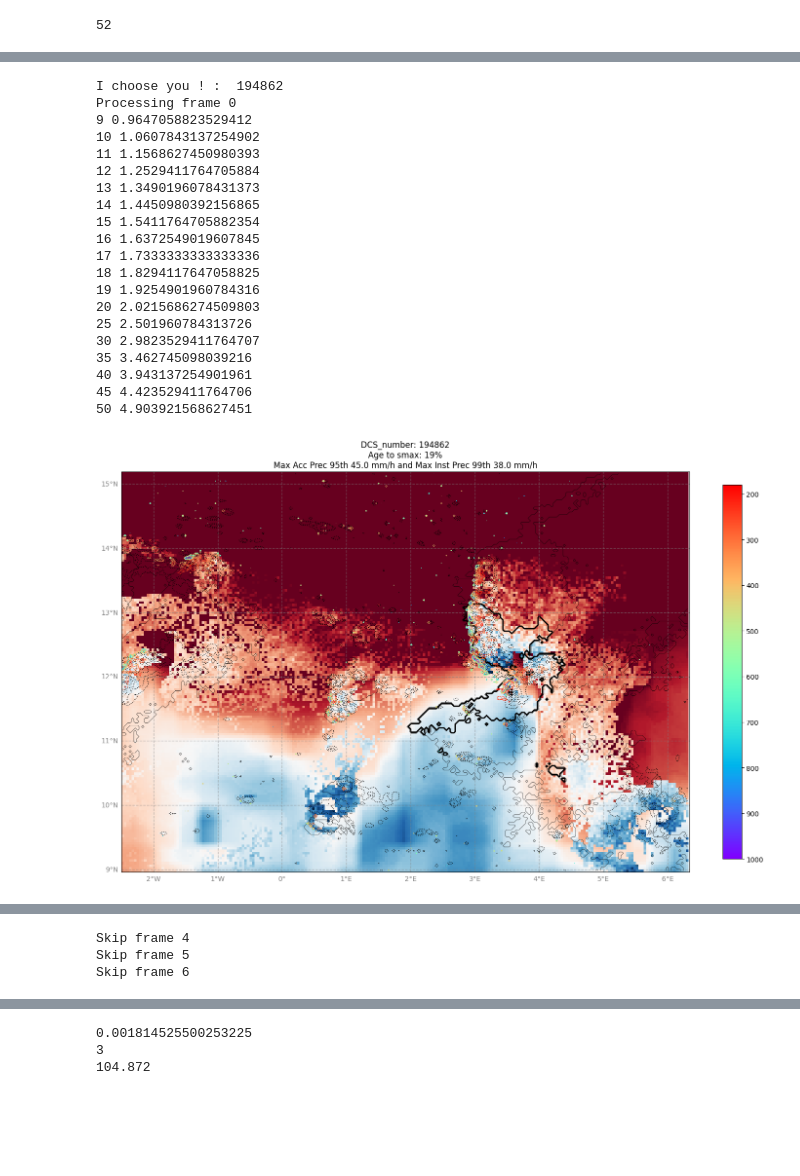
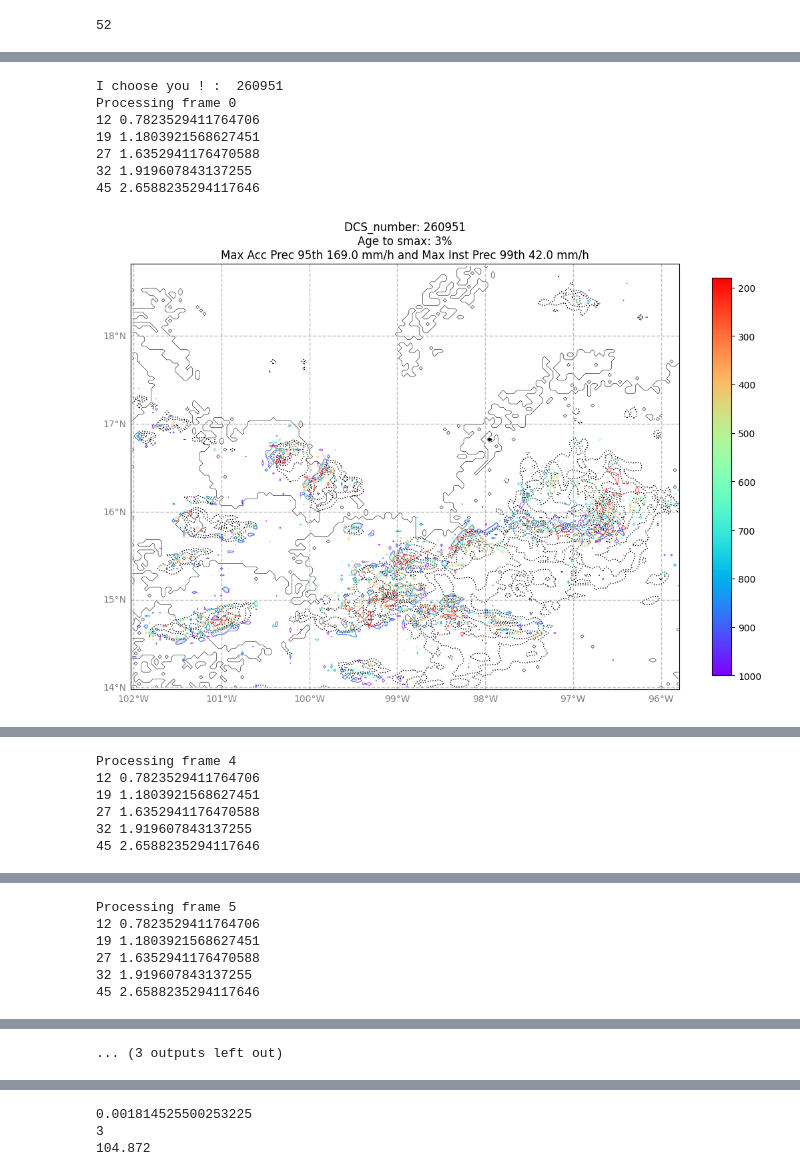
Before and after one commit to 19carenso/shear, a Jupyter notebook: notebooks/shear/what_are_cells.ipynb, the cells around one changed output, grey strips where cells are left out. Drawn from its saved outputs; the diff is of its cells as text; code cells hidden in the pictures; blank space fills up the shorter version.

```diff
--- a/notebooks/shear/what_are_cells.ipynb
+++ b/notebooks/shear/what_are_cells.ipynb
@@ -226,22 +228,22 @@ def height_surface_inversion(temperature, z_all = z_all):
 # %%
 test = hdlr.load_var(cs, "PP", 1008, z_idx="L'altitude de la troposphère", sel_dict={"lat" : slice(0,1), "lon" : slice(0,1)})
 # test = test.where(test.p > 50, drop=True)
-z_targets = [300, 2000, 4000, 8000, 12000]
-z_indices = [np.abs(test.z.values - target).argmin() for target in z_targets]
+# z_targets = [300, 2000, 4000, 8000, 12000]
+# z_indices = [np.abs(test.z.values - target).argmin() for target in z_targets]
 z_all = test.z.values.copy()
-z_tropo = z_all[:np.abs(test.z.values - 15000).argmin()+1] # L'alitude de la Troposphère est à 15000m à l'équateur max non ? utiliser les pressions ?
-print("z_shear index", z_indices)
-print("len z_tropo", len(z_tropo))
+# z_tropo = z_all[:np.abs(test.z.values - 15000).argmin()+1] # L'alitude de la Troposphère est à 15000m à l'équateur max non ? utiliser les pressions ?
+# print("z_shear index", z_indices)
+# print("len z_tropo", len(z_tropo))
 
 # p_targets = [1000, 950, 900, 850, 800, ...] #mbar or hPa
-
 # p_targets = list(range(1000, 200, -40))  # From 1000 to 50 (exclusive), decreasing by 50
 
-# p_indices = [np.abs(test.p.values-target).argmin() for target in p_targets]
+p_all = test.p.values.copy()
+p_targets = [925, 850, 700, 500, 200] #mbar or hPa
+p_indices = [np.abs(p_all-target).argmin() for target in p_targets]
 
-p_indices = list(range(9, 20, 1)) + list(range(20, len(z_all), 5))
-p_all = test.p.values.copy()
-print("p       index", p_indices)
+# p_indices = list(range(9, 20, 1)) + list(range(20, len(z_all), 5))
+print("p indexex", p_indices)
 test.close()
 
 # Assuming z_indexes is a list or array of indices
@@ -253,7 +255,7 @@ colors_w = [colormap(i / (num_levels - 1)) for i in range(num_levels)]
 
 # Define the range and the scaling factor
 start = 0.1  # Start value (must be > 0 for logspace)
-end = 5       # End value
+end = 3       # End value
 n_points = len(z_all)  # Number of points in the log space
 w_linspace = np.linspace(start, end, len(p_all))
 
@@ -303,7 +300,7 @@ while len(times_3d)<3:
     iDCS = random.choice(ft.DCS_number.values)
     start, end, lons, lats, speeds, times, time_smax, i_smax, lons_3d, lats_3d, speeds_3d, times_3d, speed_lon_3d, speed_lat_3d = st.get_frame_data(ft, iDCS)
 
-iDCS = 194862
+iDCS = 260951
 start, end, lons, lats, speeds, times, time_smax, i_smax, lons_3d, lats_3d, speeds_3d, times_3d, speed_lon_3d, speed_lat_3d = st.get_frame_data(ft, iDCS)
 
 print("I choose you ! : ", iDCS)
@@ -331,9 +328,6 @@ prec_levels = [1, 3, 10, 20, 30, 40, 50]
 output_dir = f"/scratchx/mcarenso/shear/3d_analysis/DCS_{iDCS}/"
 if not os.path.exists(output_dir):
     os.makedirs(output_dir)
-
-colormap = plt.cm.rainbow_r
-colors_w = [colormap(i / (num_levels - 1)) for i in range(num_levels)]
 
 theta_v_mix_cmap = plt.get_cmap('RdBu_r')
 theta_v_mix_norm = mcolors.Normalize(vmin=298, vmax=303)
@@ -365,9 +359,8 @@ for i, time_current in enumerate(times_3d):
     else :
         print(f"Processing frame {i}")
 
-        theta_v_mix = theta_v_mixed_layer(time_current, le_dico_court)
-
-        im_theta_v = ax.pcolormesh(lon_grid, lat_grid, theta_v_mix, cmap=theta_v_mix_cmap, norm = theta_v_mix_norm, alpha=1.0)
+        # theta_v_mix = theta_v_mixed_layer(time_current, le_dico_court)
+        # im_theta_v = ax.pcolormesh(lon_grid, lat_grid, theta_v_mix, cmap=theta_v_mix_cmap, norm = theta_v_mix_norm, alpha=1.0)
 
         # Contours for DCS
         ax.contour(lon_grid, lat_grid, output, levels=[0.75], colors='black', linewidths=[2.0], linestyles='solid')
@@ -406,51 +399,38 @@ for i, time_current in enumerate(times_3d):
                 colors=[color],
                 linewidths=0.5,
                 )
 
         # Update title
         age_to_smax = int(100 * np.round((time_current - st.settings["TIME_RANGE"][0] - start) / (time_smax - start), 2))
         max_prec_acc_95 = np.round(ft.sel(DCS_number=iDCS).INT_max_accumulated_95).values
         max_prec_inst_99 = np.round(ft.sel(DCS_number=iDCS).INT_max_instant_99).values
         ax.set_title(
             f"DCS_number: {iDCS}\nAge to smax: {age_to_smax}%\n"
             f"Max Acc Prec 95th {max_prec_acc_95} mm/h and Max Inst Prec 99th {max_prec_inst_99} mm/h"
         )
 
         # Create the ScalarMappable as before, but ensure vmin < vmax
         sm = plt.cm.ScalarMappable(
             cmap=colormap,
             norm=plt.Normalize(vmin=1000, vmax=200)
         )
         sm.set_array([])
 
         # Create the colorbar once
         cbar = plt.colorbar(sm, ax=ax, orientation='vertical', fraction = 0.1, shrink = 0.8)
         cbar.ax.invert_yaxis()  # Invert the colorbar visually
 
         fig.savefig(f"{output_dir}/frame_{i}.png")
         plt.show()
 
         plt.close(fig)
 # %% [output]
-I choose you ! :  194862
+I choose you ! :  260951
 Processing frame 0
-9 0.9647058823529412
-10 1.0607843137254902
-11 1.1568627450980393
-12 1.2529411764705884
-13 1.3490196078431373
-14 1.4450980392156865
-15 1.5411764705882354
-16 1.6372549019607845
-17 1.7333333333333336
-18 1.8294117647058825
-19 1.9254901960784316
-20 2.0215686274509803
-25 2.501960784313726
-30 2.9823529411764707
-35 3.462745098039216
-40 3.943137254901961
-45 4.423529411764706
-50 4.903921568627451
+12 0.7823529411764706
+19 1.1803921568627451
+27 1.6352941176470588
+32 1.919607843137255
+45 2.6588235294117646
-[figure, old version]
+[figure, new version]
 Processing frame 1
@@ -516,3 +457,6 @@ Processing frame 3
-Skip frame 4
-Skip frame 5
-Skip frame 6
+Processing frame 4
+12 0.7823529411764706
+19 1.1803921568627451
+27 1.6352941176470588
+32 1.919607843137255
+45 2.6588235294117646
@@ -518,0 +464,6 @@ Skip frame 6
+Processing frame 5
+12 0.7823529411764706
+19 1.1803921568627451
+27 1.6352941176470588
+32 1.919607843137255
+45 2.6588235294117646
@@ -518,0 +471 @@ Skip frame 6
+... (3 outputs left out)
```
Also changed, not shown: parts of 10 cells of this notebook, 2 other files.
